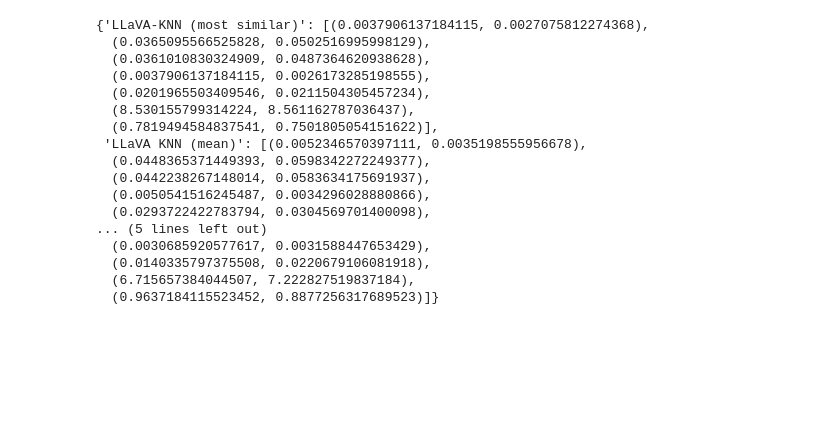
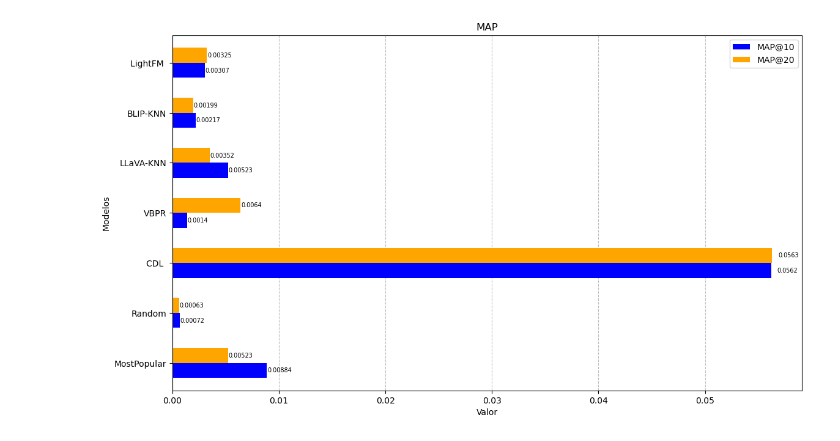
Before and after one commit to pedrozavalat/iic3633-proyecto, a Jupyter notebook: plots/iic3633_metrics_plots.ipynb, the cells around one changed output. Saved outputs shown, nothing was run; the diff lists cells and outputs as text; code cells hidden in the pictures; blank space fills up the shorter version.

```diff
--- a/plots/iic3633_metrics_plots.ipynb
+++ b/plots/iic3633_metrics_plots.ipynb
@@ -41,26 +61,6 @@ METRICS_NAMES = ['MAP', 'nDCG', 'Recall', 'Precision', 'MRR', 'Novelty', 'Divers
 SUBMETRICS = ['10', '20']
 X = np.arange(len(METRICS_NAMES))
 WIDTH = 0.25
-# %%
-models_and_metrics
-# %% [output]
-{'LLaVA-KNN (most similar)': [(0.0037906137184115, 0.0027075812274368),
-  (0.0365095566525828, 0.0502516995998129),
-  (0.0361010830324909, 0.0487364620938628),
-  (0.0037906137184115, 0.0026173285198555),
-  (0.0201965503409546, 0.0211504305457234),
-  (8.530155799314224, 8.561162787036437),
-  (0.7819494584837541, 0.7501805054151622)],
- 'LLaVA KNN (mean)': [(0.0052346570397111, 0.0035198555956678),
-  (0.0448365371449393, 0.0598342272249377),
-  (0.0442238267148014, 0.0583634175691937),
-  (0.0050541516245487, 0.0034296028880866),
-  (0.0293722422783794, 0.0304569701400098),
-... (5 lines left out)
-  (0.0030685920577617, 0.0031588447653429),
-  (0.0140335797375508, 0.0220679106081918),
-  (6.715657384044507, 7.222827519837184),
-  (0.9637184115523452, 0.8877256317689523)]}
 # %%
 idx2metric = { i : metric_name for i, metric_name in enumerate(METRICS_NAMES)}
 metric2idx = { v : k for k, v in idx2metric.items() }
@@ -100,6 +102,10 @@ def plot_stacked_bars(metric):
     plt.tight_layout(pad=2)
 
     plt.savefig(f'images/{metric}.png', format='png')
+# %%
+plot_stacked_bars('MAP')
+# %% [output]
+[figure, added]
 # %%
 for metric in METRICS_NAMES:
     plot_stacked_bars(metric)
```
Also changed, not shown: parts of 8 cells of this notebook, 7 other files.
